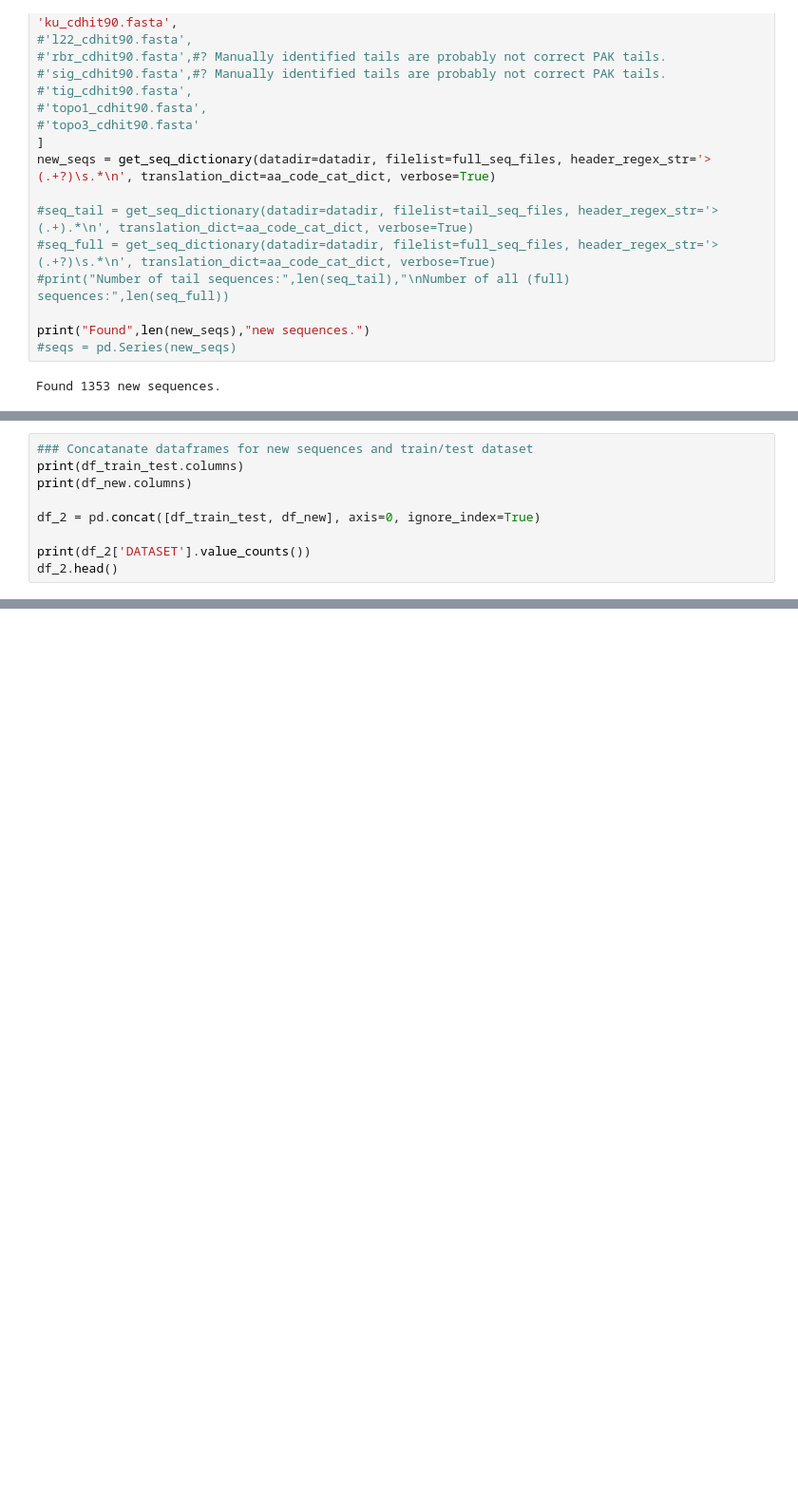
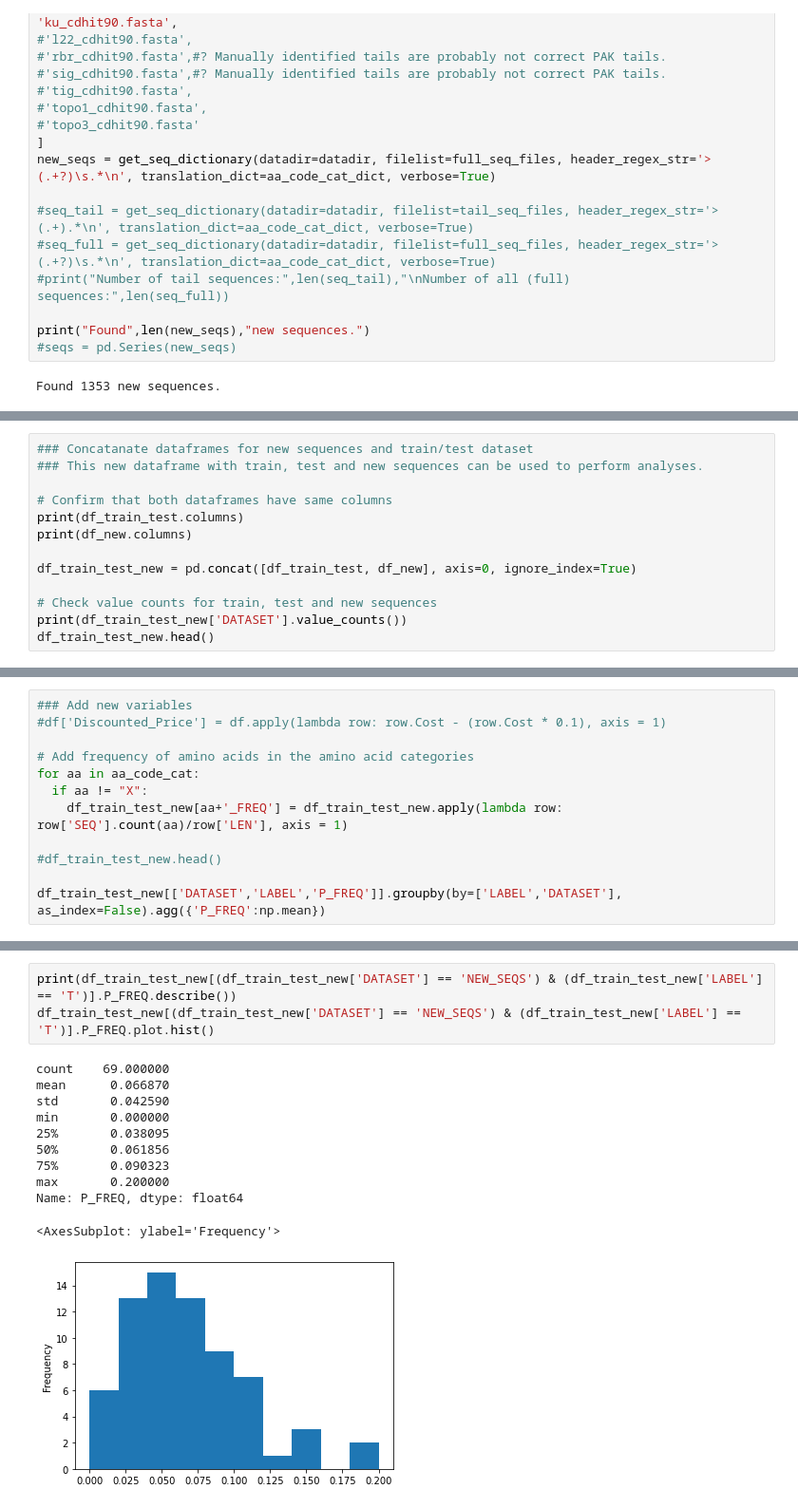
Before and after one commit to harshkhare/HMM-annotate-sequence, a Jupyter notebook: build_hmm_model.ipynb, the cells around one changed output, grey strips where cells are left out. Shown at 95% size. Saved outputs shown, nothing was run; the diff lists cells and outputs as text; blank space fills up the shorter version.

```diff
--- a/build_hmm_model.ipynb
+++ b/build_hmm_model.ipynb
@@ -747,13 +783,17 @@ Name: DATASET, dtype: int64
 | 4 | sp|P0A1R8|DBHB_SALTY | 0 | 90 | 90 | OOKOOOOOKOAAOAOOOKAAAOOAOOAOOAOOT... | FFFFFFFFFFFFFFFFFFFFFFFFFFFFFFFFF... | F | TEST |
 # %%
 ### Concatanate dataframes for new sequences and train/test dataset
+### This new dataframe with train, test and new sequences can be used to perform analyses.
+
+# Confirm that both dataframes have same columns
 print(df_train_test.columns)
 print(df_new.columns)
 
-df_2 = pd.concat([df_train_test, df_new], axis=0, ignore_index=True)
+df_train_test_new = pd.concat([df_train_test, df_new], axis=0, ignore_index=True)
 
-print(df_2['DATASET'].value_counts())
-df_2.head()
+# Check value counts for train, test and new sequences
+print(df_train_test_new['DATASET'].value_counts())
+df_train_test_new.head()
 # %% [output]
 Index(['HEADER', 'START', 'END', 'LEN', 'SEQ', 'LABEL_SEQ', 'LABEL',
        'DATASET'],
@@ -773,0 +816,12 @@ Name: DATASET, dtype: int64
+# %%
+### Add new variables
+#df['Discounted_Price'] = df.apply(lambda row: row.Cost - (row.Cost * 0.1), axis = 1)
+
+# Add frequency of amino acids in the amino acid categories
+for aa in aa_code_cat:
+  if aa != "X":
+    df_train_test_new[aa+'_FREQ'] = df_train_test_new.apply(lambda row: row['SEQ'].count(aa)/row['LEN'], axis = 1)
+
+#df_train_test_new.head()
+
+df_train_test_new[['DATASET','LABEL','P_FREQ']].groupby(by=['LABEL','DATASET'], as_index=False).agg({'P_FREQ':np.mean})
@@ -773,0 +836,15 @@ Name: DATASET, dtype: int64
+# %%
+print(df_train_test_new[(df_train_test_new['DATASET'] == 'NEW_SEQS') & (df_train_test_new['LABEL'] == 'T')].P_FREQ.describe())
+df_train_test_new[(df_train_test_new['DATASET'] == 'NEW_SEQS') & (df_train_test_new['LABEL'] == 'T')].P_FREQ.plot.hist()
+# %% [output]
+count    69.000000
+mean      0.066870
+std       0.042590
+min       0.000000
+25%       0.038095
+50%       0.061856
+75%       0.090323
+max       0.200000
+Name: P_FREQ, dtype: float64
+<AxesSubplot: ylabel='Frequency'>
+[figure, added]
```
Also changed, not shown: parts of 12 cells of this notebook.
